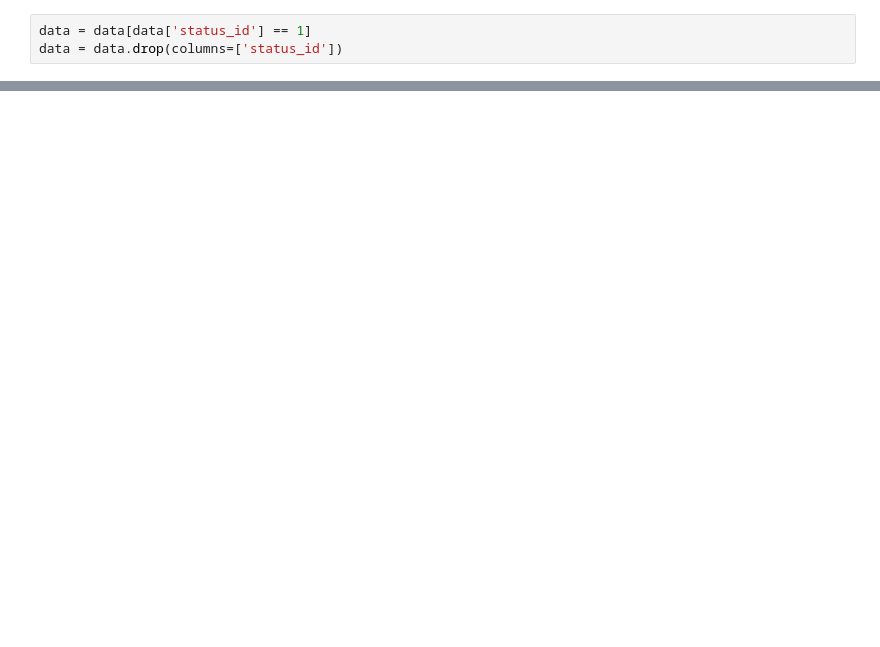
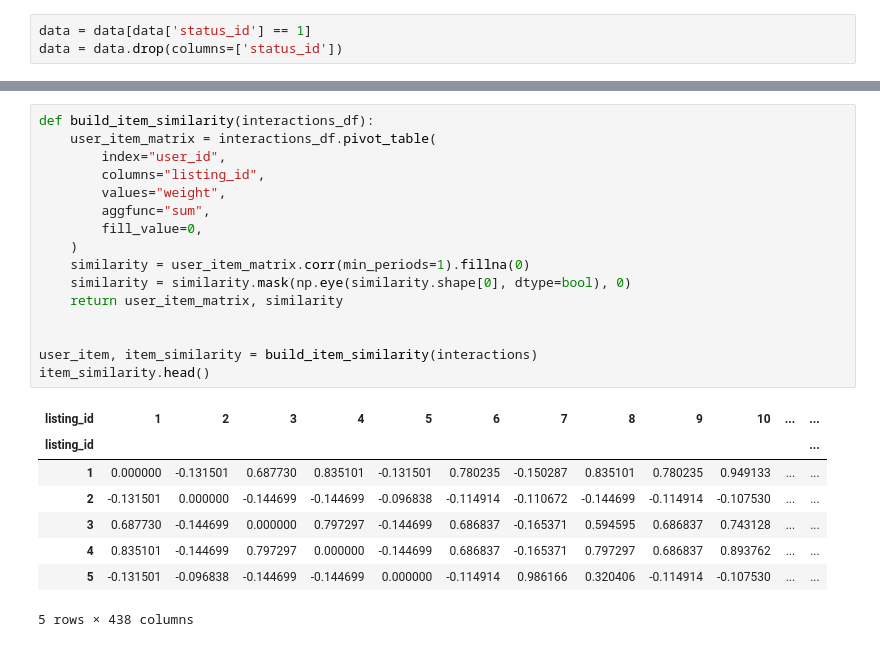
Before and after one commit to KishlakEnjoyer/Moon_NFT_Exchange, a Jupyter notebook: ipynbs/recsys_learning.ipynb, the cells around one changed output, grey strips where cells are left out. Saved outputs shown, nothing was run; the diff lists cells and outputs as text; blank space fills up the shorter version.

```diff
--- a/ipynbs/recsys_learning.ipynb
+++ b/ipynbs/recsys_learning.ipynb
@@ -250,0 +299,25 @@ listing_id
+# %%
+def build_item_similarity(interactions_df):
+    user_item_matrix = interactions_df.pivot_table(
+        index="user_id",
+        columns="listing_id",
+        values="weight",
+        aggfunc="sum",
+        fill_value=0,
+    )
+    similarity = user_item_matrix.corr(min_periods=1).fillna(0)
+    similarity = similarity.mask(np.eye(similarity.shape[0], dtype=bool), 0)
+    return user_item_matrix, similarity
+
+
+user_item, item_similarity = build_item_similarity(interactions)
+item_similarity.head()
+# %% [output]
+| listing_id | 1 | 2 | 3 | 4 | 5 | 6 | 7 | 8 | 9 | 10 | ... | ... |
+| listing_id |  |  |  |  |  |  |  |  |  |  |  | ... |
+| 1 | 0.000000 | -0.131501 | 0.687730 | 0.835101 | -0.131501 | 0.780235 | -0.150287 | 0.835101 | 0.780235 | 0.949133 | ... | ... |
+| 2 | -0.131501 | 0.000000 | -0.144699 | -0.144699 | -0.096838 | -0.114914 | -0.110672 | -0.144699 | -0.114914 | -0.107530 | ... | ... |
+| 3 | 0.687730 | -0.144699 | 0.000000 | 0.797297 | -0.144699 | 0.686837 | -0.165371 | 0.594595 | 0.686837 | 0.743128 | ... | ... |
+| 4 | 0.835101 | -0.144699 | 0.797297 | 0.000000 | -0.144699 | 0.686837 | -0.165371 | 0.797297 | 0.686837 | 0.893762 | ... | ... |
+| 5 | -0.131501 | -0.096838 | -0.144699 | -0.144699 | 0.000000 | -0.114914 | 0.986166 | 0.320406 | -0.114914 | -0.107530 | ... | ... |
+5 rows × 438 columns
```
Also changed, not shown: parts of 20 cells of this notebook, 31 other files.
